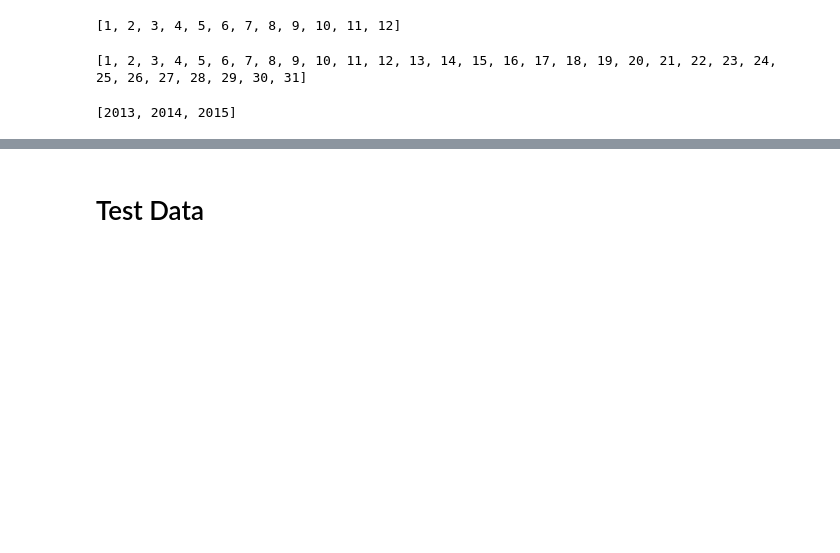
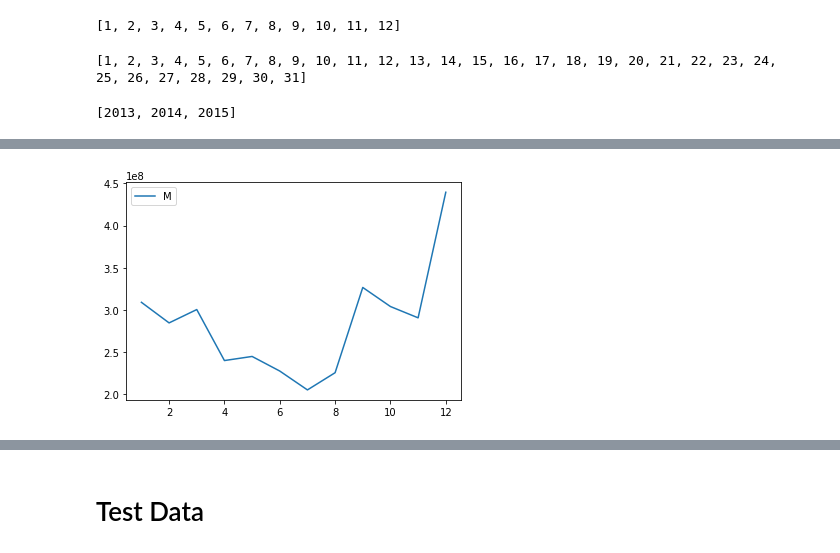
Before and after one commit to ScottySchmidt/MachineLearning, a Jupyter notebook: predictSales.ipynb, the cells around one changed output, grey strips where cells are left out. Saved outputs shown, nothing was run; the diff lists cells and outputs as text; code cells hidden in the pictures; blank space fills up the shorter version.

```diff
--- a/predictSales.ipynb
+++ b/predictSales.ipynb
@@ -145,0 +143,10 @@ df.head(10)
+# %%
+import matplotlib.pyplot as plt
+
+monthSales=list(df.groupby(by="Month")['total_sales'].sum())
+
+plt.plot(months, monthSales)
+plt.legend("Monthly Sales")
+plt.show()
+# %% [output]
+[figure, added]
```
Also changed, not shown: parts of 4 cells of this notebook.
